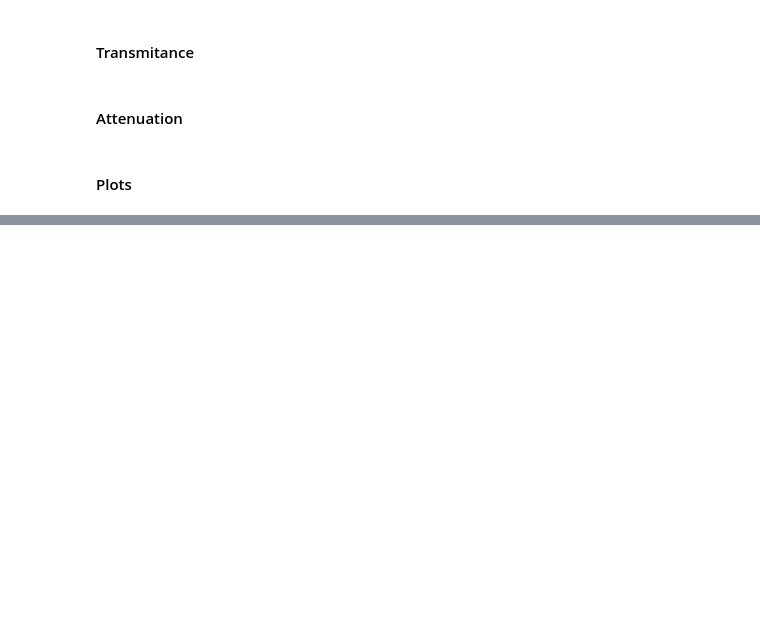
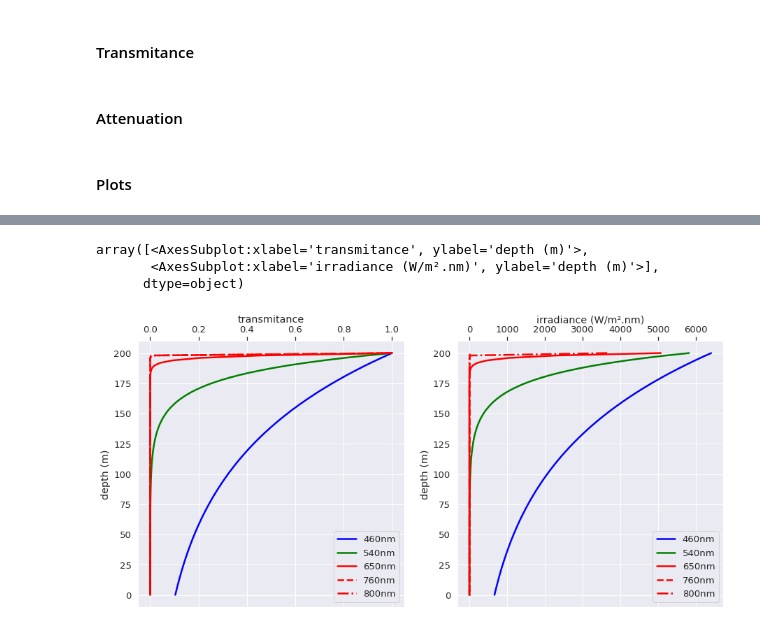
Before and after one commit to PrincipiosFisicosSER/pfser_atividades, a Jupyter notebook: pfser_atividades/atividades/1_radiation_absorbtion.ipynb, the cells around one changed output, grey strips where cells are left out. Saved outputs shown, nothing was run; the diff lists cells and outputs as text; code cells hidden in the pictures; blank space fills up the shorter version.

```diff
--- a/pfser_atividades/atividades/1_radiation_absorbtion.ipynb
+++ b/pfser_atividades/atividades/1_radiation_absorbtion.ipynb
@@ -140,0 +147,12 @@ array([<AxesSubplot:xlabel='transmitance', ylabel='altitude (m)'>,
+# %%
+# Updated irradiance_values
+
+updated_irradiance = {key:value[-1] for key, value in attenuation_absorption_air.items()}
+# %%
+absorption_coefficient_water= {
+    '460nm': 0.00979, # Pope e Fry (1997)
+    '540nm': 0.0474, # Pope e Fry (1997)
+    '650nm': 0.340, # Pope e Fry (1997)
+    '760nm': 2.55, # Smith e Baker(1981
+    '800nm': 2.07, # Smith e Baker(1981
+}
@@ -140,0 +161,2 @@ array([<AxesSubplot:xlabel='transmitance', ylabel='altitude (m)'>,
+# %%
+transmitance_absorption_water = transmitance.compute_transmitance(optical_path_water, absorption_coefficient_water)
@@ -140,0 +165,13 @@ array([<AxesSubplot:xlabel='transmitance', ylabel='altitude (m)'>,
+# %%
+attenuation_absorption_water = transmitance.compute_attenuation(updated_irradiance, transmitance_absorption_water)
+# %%
+plots.plot_transmitance(transmitance=transmitance_absorption_water,
+                        attenuation=attenuation_absorption_water,
+                        altitude=depth,
+                        style=style,
+                        water=True)
+# %% [output]
+array([<AxesSubplot:xlabel='transmitance', ylabel='depth (m)'>,
+       <AxesSubplot:xlabel='irradiance (W/m².nm)', ylabel='depth (m)'>],
+      dtype=object)
+[figure, added]
```
Also changed, not shown: parts of 5 cells of this notebook, 1 other file.
